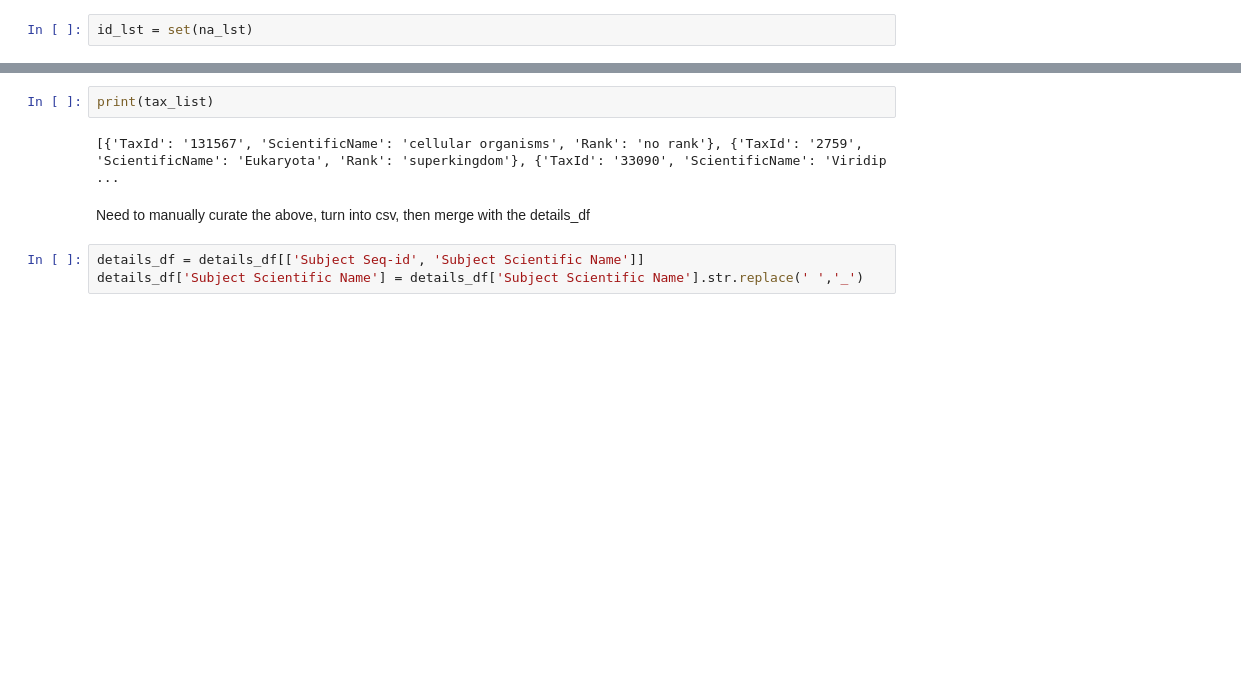
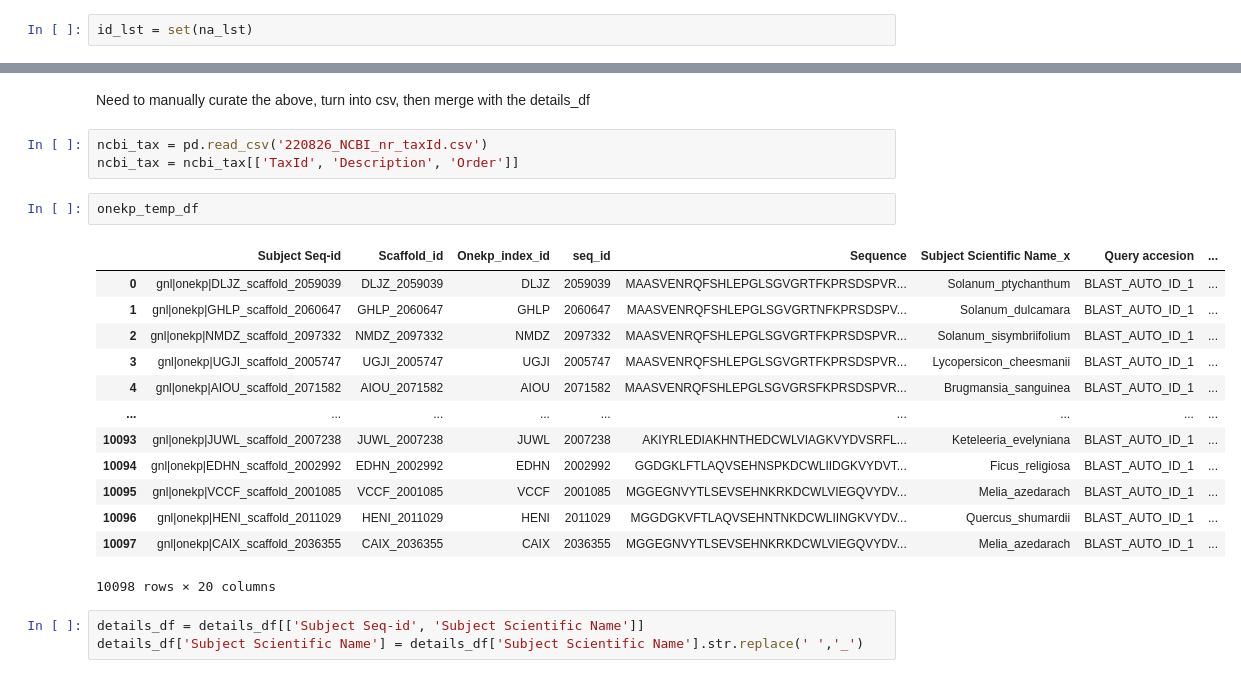
Before and after one commit to mattmorts-sci/PR, a Jupyter notebook: PR_pipline.ipynb, the cells around one changed output, grey strips where cells are left out. Cells and saved outputs as stored; diff of their text form; blank space fills up the shorter version.

```diff
--- a/PR_pipline.ipynb
+++ b/PR_pipline.ipynb
@@ -291,9 +328,24 @@ with open("220826_NCBI_nr_taxId.txt", 'w') as doc:
-# %%
-print(tax_list)
-# %% [output]
-[{'TaxId': '131567', 'ScientificName': 'cellular organisms', 'Rank': 'no rank'}, {'TaxId': '2759', 'ScientificName': 'Eukaryota', 'Rank': 'superkingdom'}, {'TaxId': '33090', 'ScientificName': 'Viridip ...
 # %% [markdown]
 Need to manually curate the above, turn into csv, then merge with the details_df
+# %%
+ncbi_tax = pd.read_csv('220826_NCBI_nr_taxId.csv')
+ncbi_tax = ncbi_tax[['TaxId', 'Description', 'Order']]
+# %%
+onekp_temp_df
+# %% [output]
+|  | Subject Seq-id | Scaffold_id | Onekp_index_id | seq_id | Sequence | Subject Scientific Name_x | Query accesion | ... |
+| 0 | gnl|onekp|DLJZ_scaffold_2059039 | DLJZ_2059039 | DLJZ | 2059039 | MAASVENRQFSHLEPGLSGVGRTFKPRSDSPVR... | Solanum_ptychanthum | BLAST_AUTO_ID_1 | ... |
+| 1 | gnl|onekp|GHLP_scaffold_2060647 | GHLP_2060647 | GHLP | 2060647 | MAASVENRQFSHLEPGLSGVGRTNFKPRSDSPV... | Solanum_dulcamara | BLAST_AUTO_ID_1 | ... |
+| 2 | gnl|onekp|NMDZ_scaffold_2097332 | NMDZ_2097332 | NMDZ | 2097332 | MAASVENRQFSHLEPGLSGVGRTFKPRSDSPVR... | Solanum_sisymbriifolium | BLAST_AUTO_ID_1 | ... |
+| 3 | gnl|onekp|UGJI_scaffold_2005747 | UGJI_2005747 | UGJI | 2005747 | MAASVENRQFSHLEPGLSGVGRTFKPRSDSPVR... | Lycopersicon_cheesmanii | BLAST_AUTO_ID_1 | ... |
+| 4 | gnl|onekp|AIOU_scaffold_2071582 | AIOU_2071582 | AIOU | 2071582 | MAASVENRQFSHLEPGLSGVGRSFKPRSDSPVR... | Brugmansia_sanguinea | BLAST_AUTO_ID_1 | ... |
+| ... | ... | ... | ... | ... | ... | ... | ... | ... |
+| 10093 | gnl|onekp|JUWL_scaffold_2007238 | JUWL_2007238 | JUWL | 2007238 | AKIYRLEDIAKHNTHEDCWLVIAGKVYDVSRFL... | Keteleeria_evelyniana | BLAST_AUTO_ID_1 | ... |
+| 10094 | gnl|onekp|EDHN_scaffold_2002992 | EDHN_2002992 | EDHN | 2002992 | GGDGKLFTLAQVSEHNSPKDCWLIIDGKVYDVT... | Ficus_religiosa | BLAST_AUTO_ID_1 | ... |
+| 10095 | gnl|onekp|VCCF_scaffold_2001085 | VCCF_2001085 | VCCF | 2001085 | MGGEGNVYTLSEVSEHNKRKDCWLVIEGQVYDV... | Melia_azedarach | BLAST_AUTO_ID_1 | ... |
+| 10096 | gnl|onekp|HENI_scaffold_2011029 | HENI_2011029 | HENI | 2011029 | MGGDGKVFTLAQVSEHNTNKDCWLIINGKVYDV... | Quercus_shumardii | BLAST_AUTO_ID_1 | ... |
+| 10097 | gnl|onekp|CAIX_scaffold_2036355 | CAIX_2036355 | CAIX | 2036355 | MGGEGNVYTLSEVSEHNKRKDCWLVIEGQVYDV... | Melia_azedarach | BLAST_AUTO_ID_1 | ... |
+10098 rows × 20 columns
 # %%
 details_df = details_df[['Subject Seq-id', 'Subject Scientific Name']]
 details_df['Subject Scientific Name'] = details_df['Subject Scientific Name'].str.replace(' ','_')
```
Also changed, not shown: parts of 2 cells of this notebook, 1 other file.
